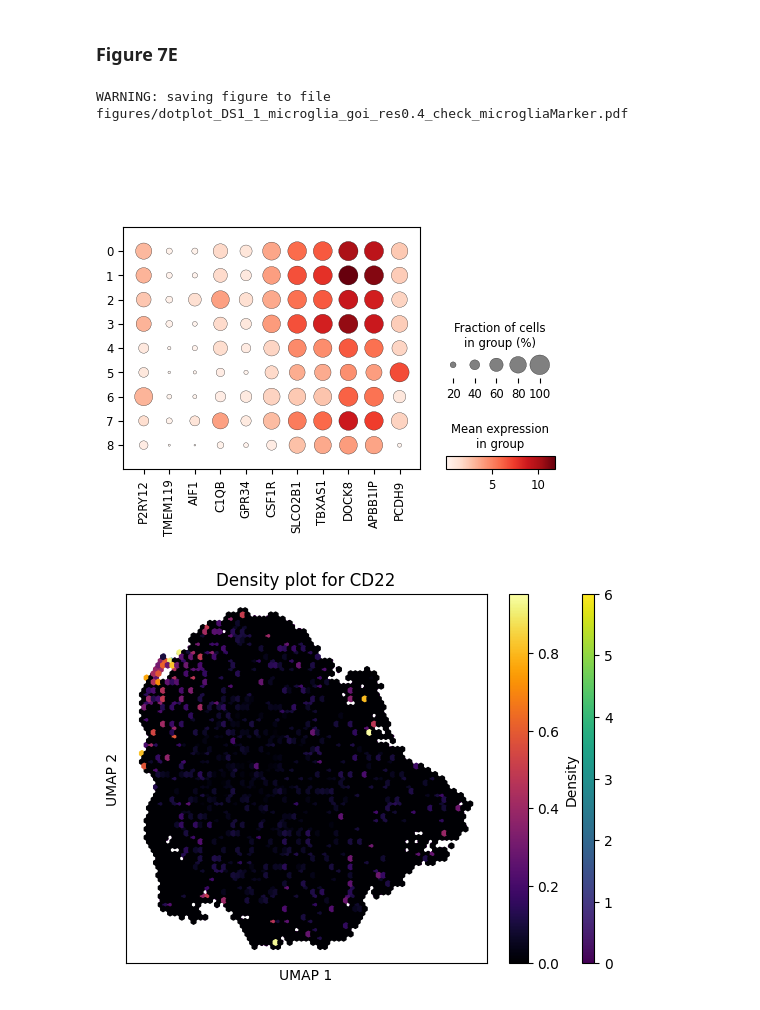
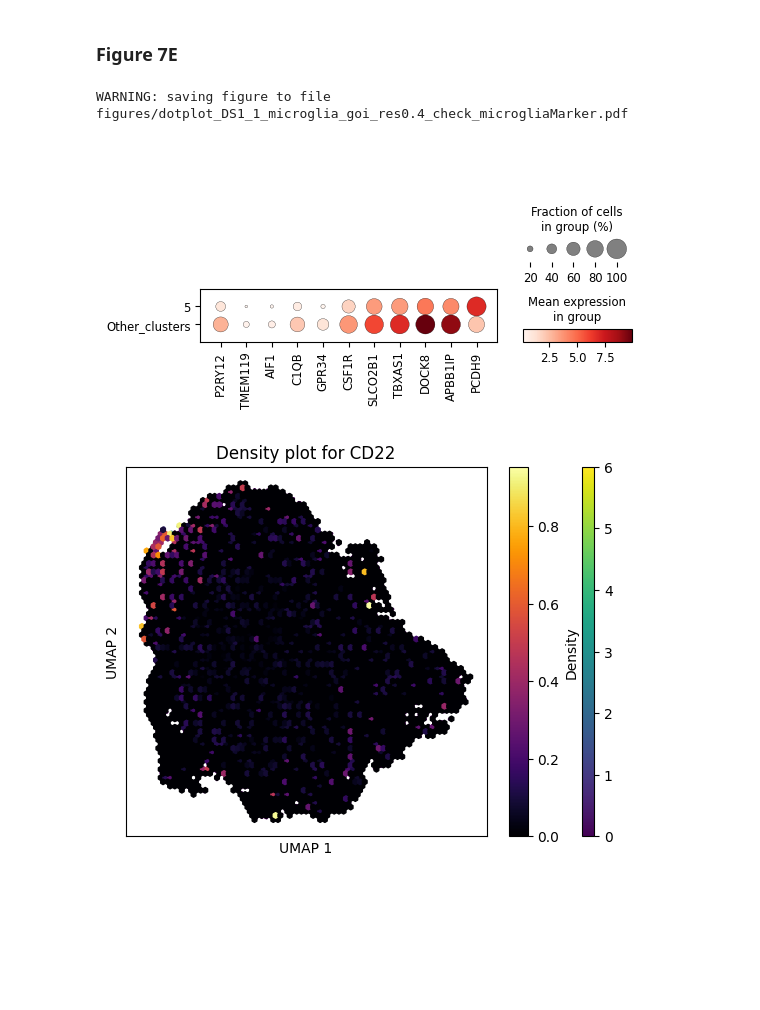
Before and after one commit to YelinZhao-A/Microglia_BHLHE41, a Jupyter notebook: Python/cellxgene_Gabritto_2024.ipynb, the cells around one changed output. Drawn from its saved outputs; the diff is of its cells as text; code cells hidden in the pictures; blank space fills up the shorter version.

```diff
--- a/Python/cellxgene_Gabritto_2024.ipynb
+++ b/Python/cellxgene_Gabritto_2024.ipynb
@@ -161,12 +142,16 @@ WARNING: saving figure to file figures/umap_DS1_1_microglia_disease_res0.4.pdf
 # %%
 # supplementary figure
 goi=['P2RY12','TMEM119','AIF1','C1QB','CX3R1','GPR34','CSF1R','SLCO2B1','TBXAS1','DOCK8','APBB1IP','PCDH9']
 
+# Create a new variable 'cluster2' in adata.obs
+adata.obs['cluster2'] = adata.obs['leiden'].apply(lambda x: '5' if x == '5' else 'Other_clusters')
+adata.obs['cluster2'] = adata.obs['cluster2'].astype('category')
+
 goi_in_adata=[gene for gene in goi if gene in adata.var_names]
-sc.pl.dotplot(adata, goi_in_adata, groupby="leiden",save=f'{studyID}_microglia_goi_res{res}_check_microgliaMarker.pdf')
+sc.pl.dotplot(adata, goi_in_adata, groupby="cluster2",save=f'{studyID}_microglia_goi_res{res}_check_microgliaMarker.pdf')
 # %% [output]
 WARNING: saving figure to file figures/dotplot_DS1_1_microglia_goi_res0.4_check_microgliaMarker.pdf
-[figure, old version]
+[figure, new version]
 # %%
 # Importing necessary libraries
 import scanpy as sc
```
Also changed, not shown: parts of 3 cells of this notebook, 1 other file.
